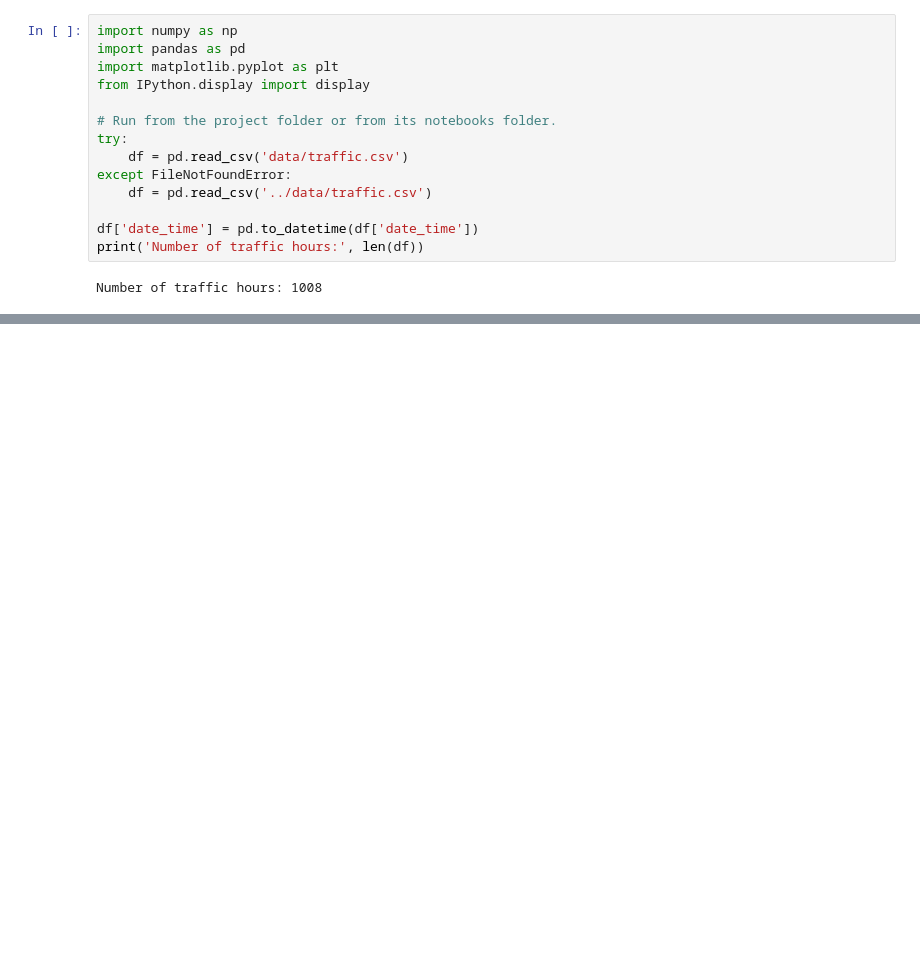
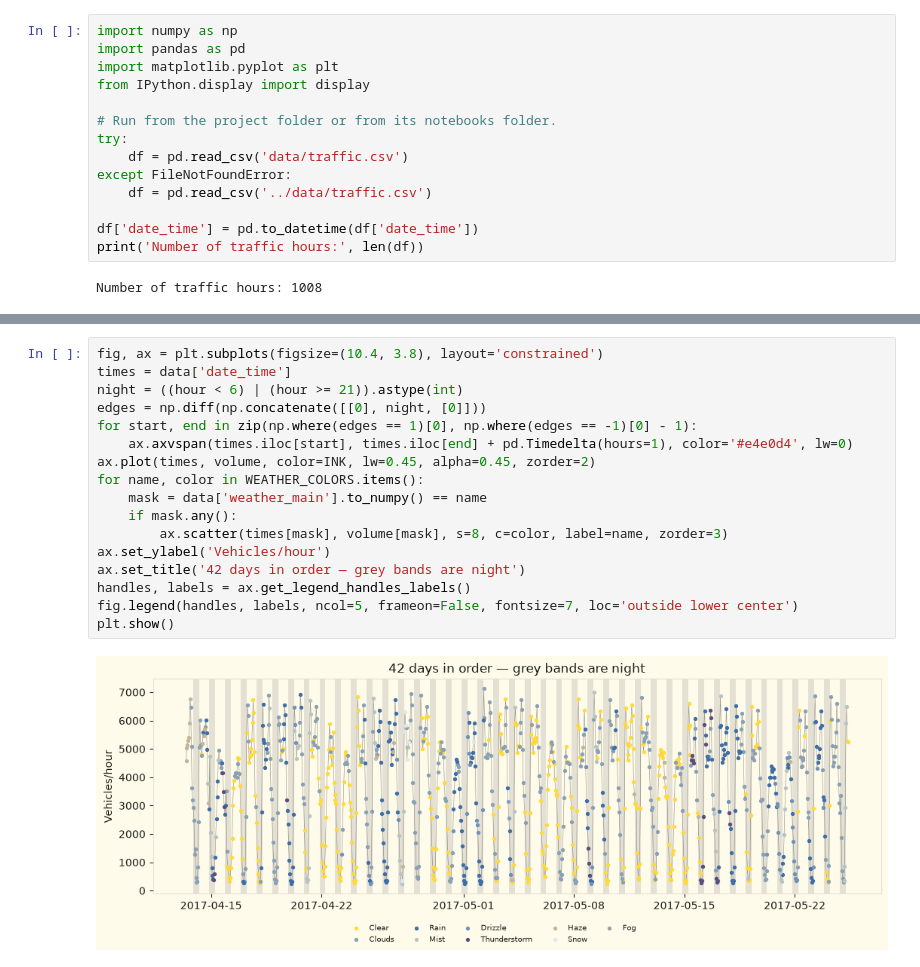
Before and after one commit to Skygazer1111/MLWeeklyProject, a Jupyter notebook: ml-lab/dist/notebooks/unit_4_hidden_markov_models.ipynb, the cells around one changed output, grey strips where cells are left out. Drawn from its saved outputs; the diff is of its cells as text; blank space fills up the shorter version.

```diff
--- a/ml-lab/dist/notebooks/unit_4_hidden_markov_models.ipynb
+++ b/ml-lab/dist/notebooks/unit_4_hidden_markov_models.ipynb
@@ -142,0 +109,19 @@ The hidden regime is separate from the observed traffic category: daytime does n
+# %%
+fig, ax = plt.subplots(figsize=(10.4, 3.8), layout='constrained')
+times = data['date_time']
+night = ((hour < 6) | (hour >= 21)).astype(int)
+edges = np.diff(np.concatenate([[0], night, [0]]))
+for start, end in zip(np.where(edges == 1)[0], np.where(edges == -1)[0] - 1):
+    ax.axvspan(times.iloc[start], times.iloc[end] + pd.Timedelta(hours=1), color='#e4e0d4', lw=0)
+ax.plot(times, volume, color=INK, lw=0.45, alpha=0.45, zorder=2)
+for name, color in WEATHER_COLORS.items():
+    mask = data['weather_main'].to_numpy() == name
+    if mask.any():
+        ax.scatter(times[mask], volume[mask], s=8, c=color, label=name, zorder=3)
+ax.set_ylabel('Vehicles/hour')
+ax.set_title('42 days in order — grey bands are night')
+handles, labels = ax.get_legend_handles_labels()
+fig.legend(handles, labels, ncol=5, frameon=False, fontsize=7, loc='outside lower center')
+plt.show()
+# %% [output]
+[figure, added]
```
Also changed, not shown: parts of 38 cells of this notebook, 30 other files.
